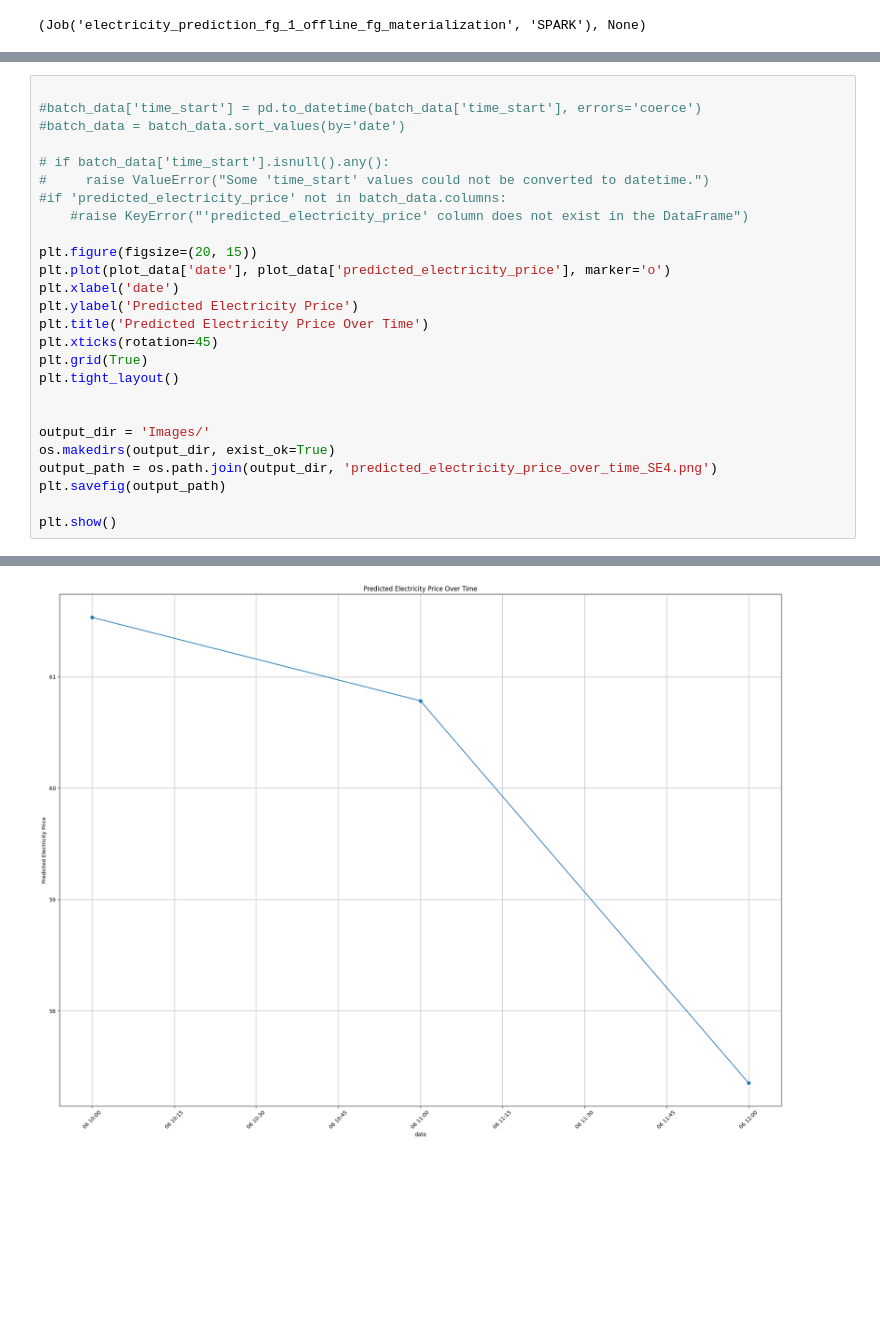
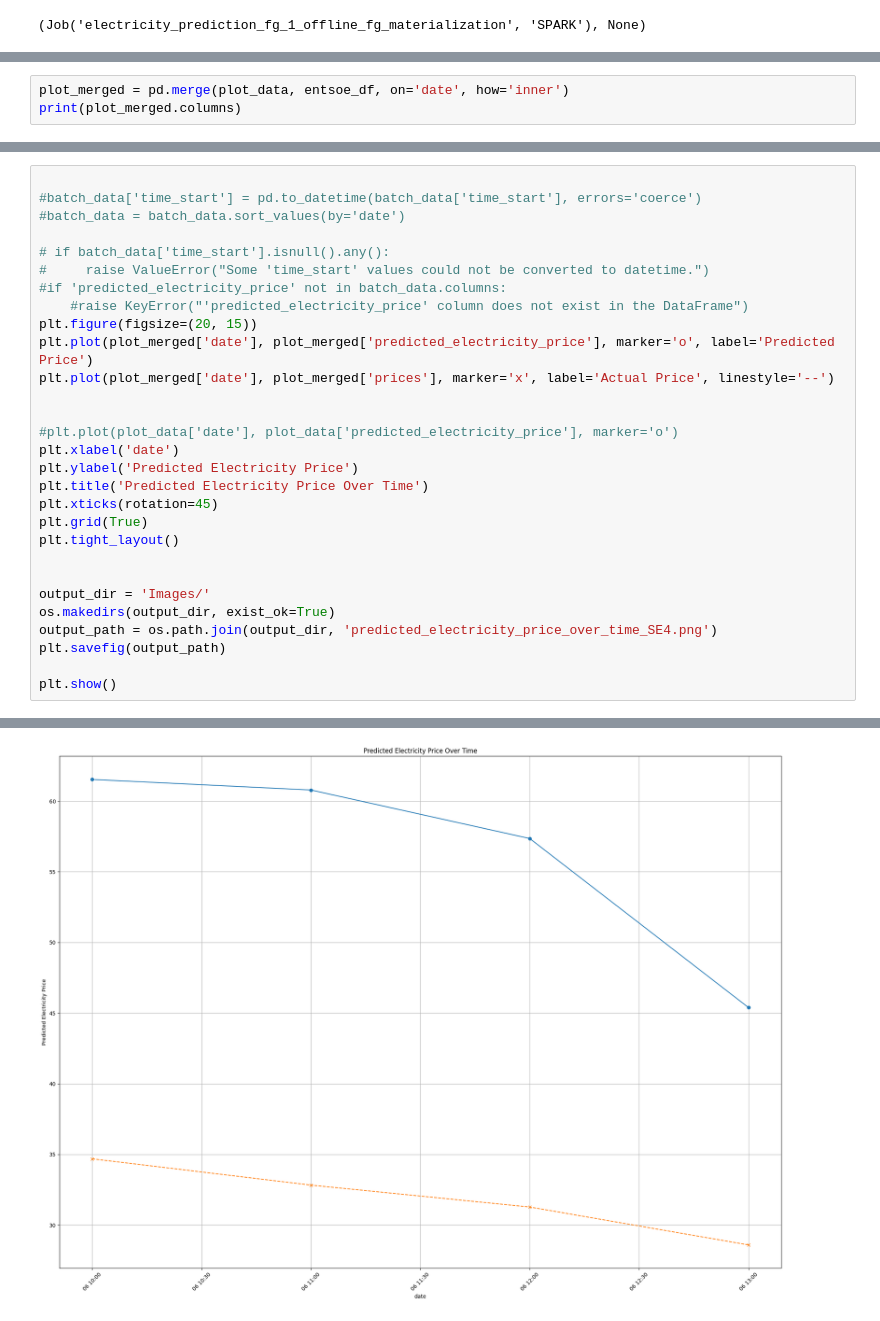
Before and after one commit to oskaralf/ID2223_FinalProject, a Jupyter notebook: notebooks/inference.ipynb, the cells around one changed output, grey strips where cells are left out. Cells and saved outputs as stored; diff of their text form; blank space fills up the shorter version.

```diff
--- a/notebooks/inference.ipynb
+++ b/notebooks/inference.ipynb
@@ -328,0 +352,3 @@ Finished: Reading data from Hopsworks, using Hopsworks Feature Query Service (3.
+# %%
+plot_merged = pd.merge(plot_data, entsoe_df, on='date', how='inner')
+print(plot_merged.columns)
@@ -335,9 +375,12 @@ Finished: Reading data from Hopsworks, using Hopsworks Feature Query Service (3.
 #     raise ValueError("Some 'time_start' values could not be converted to datetime.")
 #if 'predicted_electricity_price' not in batch_data.columns:
     #raise KeyError("'predicted_electricity_price' column does not exist in the DataFrame")
+plt.figure(figsize=(20, 15))
+plt.plot(plot_merged['date'], plot_merged['predicted_electricity_price'], marker='o', label='Predicted Price')
+plt.plot(plot_merged['date'], plot_merged['prices'], marker='x', label='Actual Price', linestyle='--')
 
-plt.figure(figsize=(20, 15))
-plt.plot(plot_data['date'], plot_data['predicted_electricity_price'], marker='o')
+
+#plt.plot(plot_data['date'], plot_data['predicted_electricity_price'], marker='o')
 plt.xlabel('date')
 plt.ylabel('Predicted Electricity Price')
 plt.title('Predicted Electricity Price Over Time')
@@ -357 +399 @@ plt.show()
-[figure, old version]
+[figure, new version]
```
Also changed, not shown: parts of 13 cells of this notebook, 1 other file.
